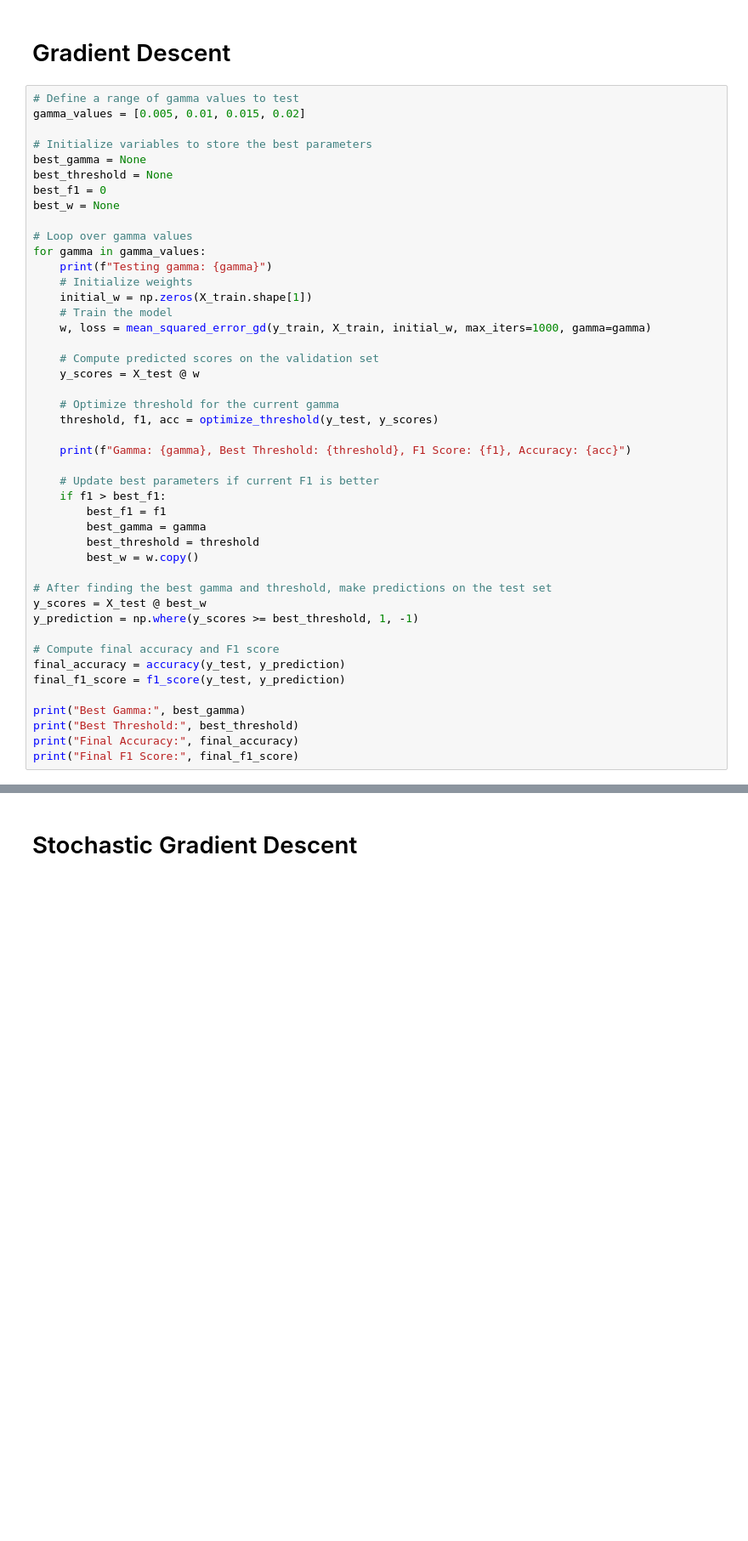
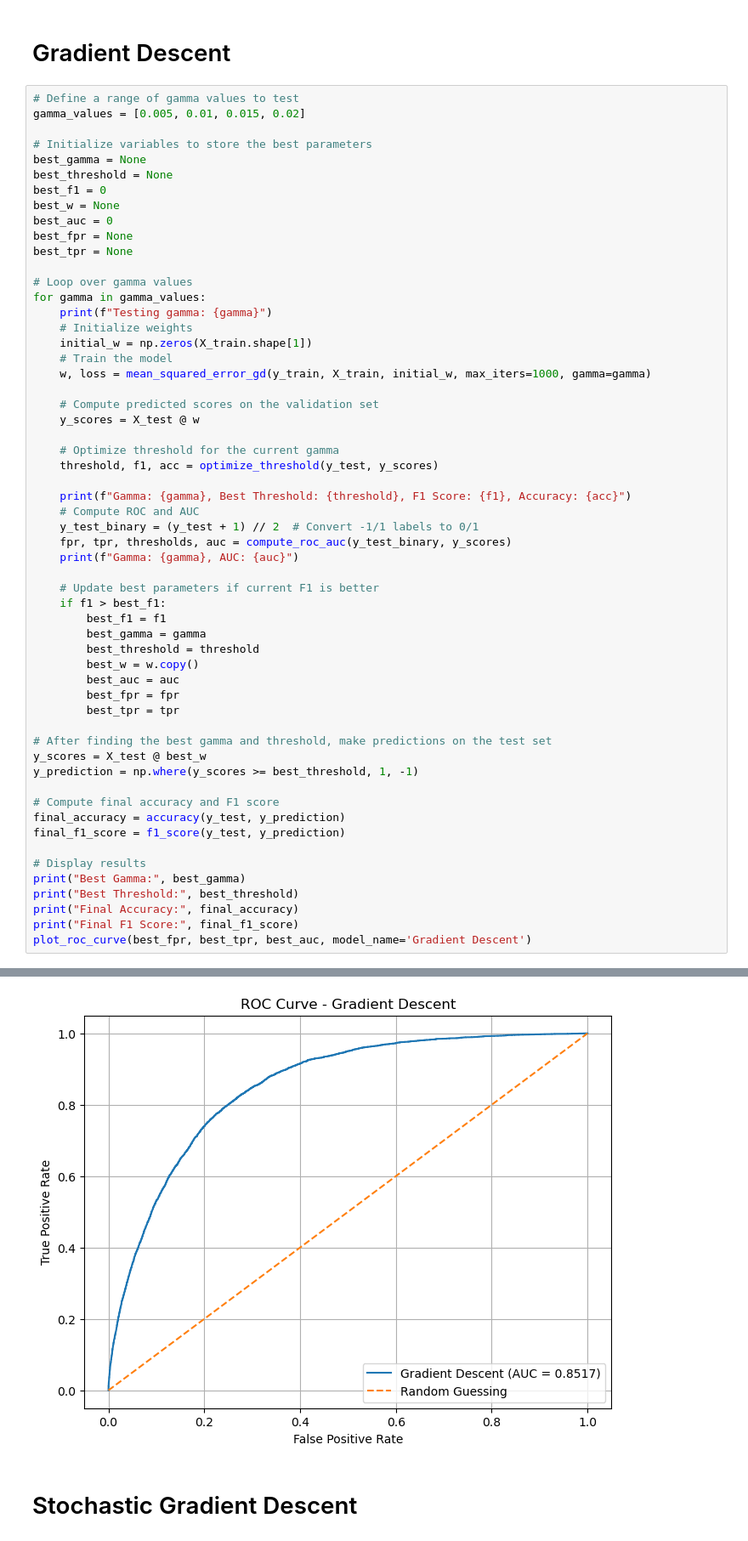
Before and after one commit to Mehdi1704/AmelProject, a Jupyter notebook: run_implementation.ipynb, the cells around one changed output, grey strips where cells are left out. Shown at 85% size. Saved outputs shown, nothing was run; the diff lists cells and outputs as text; blank space fills up the shorter version.

Commit message:
added plots, cleaned run

```diff
--- a/run_implementation.ipynb
+++ b/run_implementation.ipynb
@@ -17,6 +17,9 @@ best_gamma = None
 best_threshold = None
 best_f1 = 0
 best_w = None
+best_auc = 0
+best_fpr = None
+best_tpr = None
 
 # Loop over gamma values
 for gamma in gamma_values:
@@ -33,6 +36,10 @@ for gamma in gamma_values:
     threshold, f1, acc = optimize_threshold(y_test, y_scores)
 
     print(f"Gamma: {gamma}, Best Threshold: {threshold}, F1 Score: {f1}, Accuracy: {acc}")
+    # Compute ROC and AUC
+    y_test_binary = (y_test + 1) // 2  # Convert -1/1 labels to 0/1
+    fpr, tpr, thresholds, auc = compute_roc_auc(y_test_binary, y_scores)
+    print(f"Gamma: {gamma}, AUC: {auc}")
 
     # Update best parameters if current F1 is better
     if f1 > best_f1:
@@ -40,6 +47,9 @@ for gamma in gamma_values:
         best_gamma = gamma
         best_threshold = threshold
         best_w = w.copy()
+        best_auc = auc
+        best_fpr = fpr
+        best_tpr = tpr
 
 # After finding the best gamma and threshold, make predictions on the test set
 y_scores = X_test @ best_w
@@ -49,10 +59,12 @@ y_prediction = np.where(y_scores >= best_threshold, 1, -1)
 final_accuracy = accuracy(y_test, y_prediction)
 final_f1_score = f1_score(y_test, y_prediction)
 
+# Display results
 print("Best Gamma:", best_gamma)
 print("Best Threshold:", best_threshold)
 print("Final Accuracy:", final_accuracy)
 print("Final F1 Score:", final_f1_score)
+plot_roc_curve(best_fpr, best_tpr, best_auc, model_name='Gradient Descent')
 # %% [output]
 Testing gamma: 0.005
 Current iteration=0, loss=0.3490784161307585
@@ -70,7 +82,8 @@ Gamma: 0.005, Best Threshold: -0.5874688035903483, F1 Score: 0.409984, Accuracy:
 Best Gamma: 0.01
 Best Threshold: -0.5633077453650329
 Final Accuracy: 0.8690325628171331
 Final F1 Score: 0.4115029099623417
+[figure, added]
 # %% [markdown]
 # Stochastic Gradient Descent
 # %%
```
Also changed, not shown: parts of 7 cells of this notebook, 2 other files.
